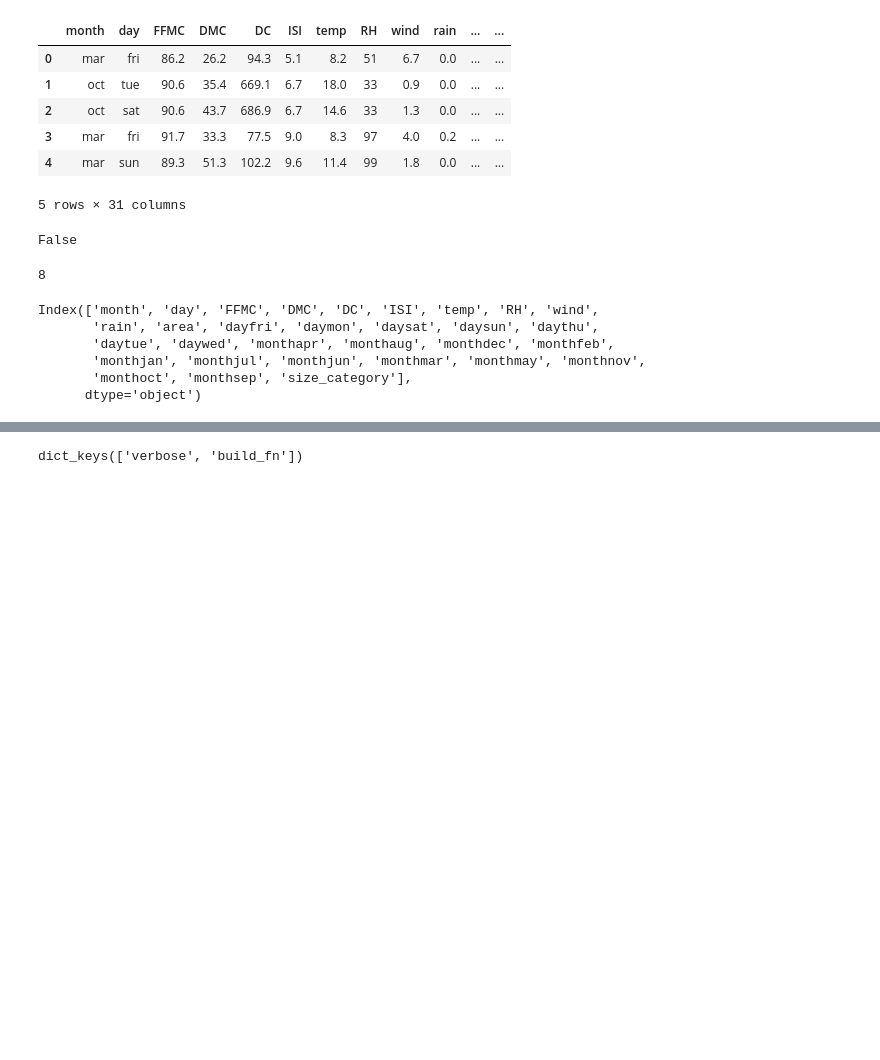
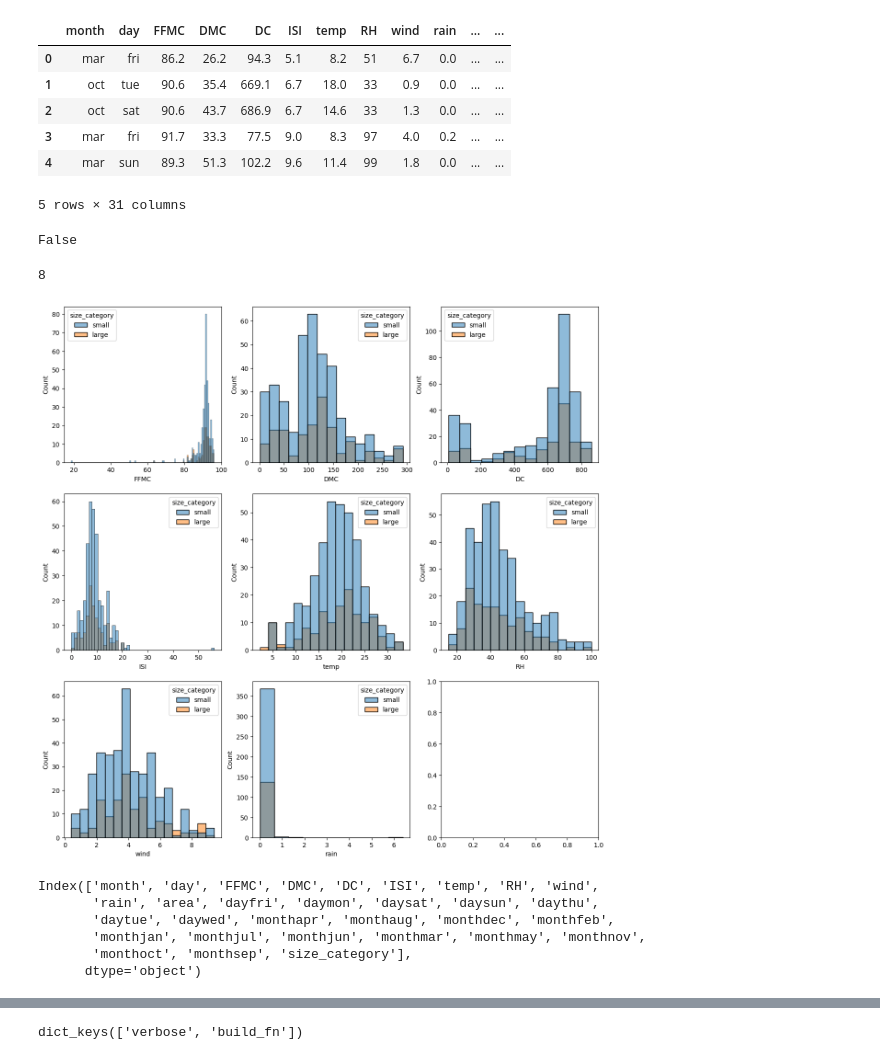
Before and after one commit to friskyspock/forestfire-data-excelr, a Jupyter notebook: NN_forestfire.ipynb, the cells around one changed output, grey strips where cells are left out. Saved outputs shown, nothing was run; the diff lists cells and outputs as text; code cells hidden in the pictures; blank space fills up the shorter version.

```diff
--- a/NN_forestfire.ipynb
+++ b/NN_forestfire.ipynb
@@ -59,16 +61,18 @@ data.drop_duplicates(inplace=True)
 # %%
-num_columns = ['FFMC','DMC','DC','ISI','temp','RH','wind','rain','area']
-cat_columns = ['month','day']
+num_columns = ['FFMC','DMC','DC','ISI','temp','RH','wind','rain']
 
-figs, axes = plt.subplots()
-sns.histplot(data=data[i],)
+figs, axes = plt.subplots(nrows=3,ncols=3,figsize=(15,15))
+for i in range(len(num_columns)):
+    sns.histplot(data=data,x=num_columns[i],hue='size_category', ax=axes[i//3,i%3])
+# %% [output]
+[figure, added]
-# %%
-data.columns
-# %% [output]
-Index(['month', 'day', 'FFMC', 'DMC', 'DC', 'ISI', 'temp', 'RH', 'wind',
-       'rain', 'area', 'dayfri', 'daymon', 'daysat', 'daysun', 'daythu',
-       'daytue', 'daywed', 'monthapr', 'monthaug', 'monthdec', 'monthfeb',
-       'monthjan', 'monthjul', 'monthjun', 'monthmar', 'monthmay', 'monthnov',
-       'monthoct', 'monthsep', 'size_category'],
-      dtype='object')
+# %%
+data.drop(['month','day','size_category'], axis=1, inplace=True)
+# %% [output]
+Index(['month', 'day', 'FFMC', 'DMC', 'DC', 'ISI', 'temp', 'RH', 'wind',
+       'rain', 'area', 'dayfri', 'daymon', 'daysat', 'daysun', 'daythu',
+       'daytue', 'daywed', 'monthapr', 'monthaug', 'monthdec', 'monthfeb',
+       'monthjan', 'monthjul', 'monthjun', 'monthmar', 'monthmay', 'monthnov',
+       'monthoct', 'monthsep', 'size_category'],
+      dtype='object')
 # %%
```
Also changed, not shown: parts of 10 cells of this notebook, 1 other file.
